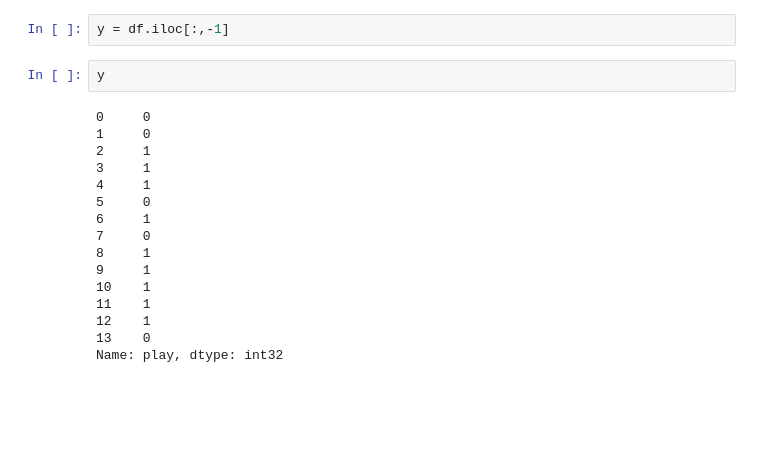
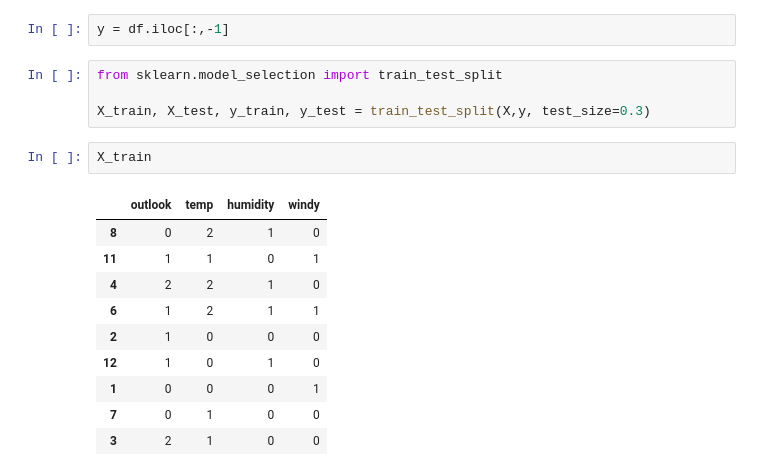
Before and after one commit to Somanath2314/cie-mlg, a Jupyter notebook: outlook.ipynb, the cells around one changed output. Saved outputs shown, nothing was run; the diff lists cells and outputs as text; blank space fills up the shorter version.

```diff
--- a/outlook.ipynb
+++ b/outlook.ipynb
@@ -108,24 +108,23 @@ df
 X = df.iloc[:, 1:-1]
 # %%
 y = df.iloc[:,-1]
-# %%
-y
-# %% [output]
-0     0
-1     0
-2     1
-3     1
-4     1
-5     0
-6     1
-7     0
-8     1
-9     1
-10    1
-11    1
-12    1
-13    0
-Name: play, dtype: int32
+# %%
+from sklearn.model_selection import train_test_split
+
+X_train, X_test, y_train, y_test = train_test_split(X,y, test_size=0.3)
+# %%
+X_train
+# %% [output]
+|  | outlook | temp | humidity | windy |
+| 8 | 0 | 2 | 1 | 0 |
+| 11 | 1 | 1 | 0 | 1 |
+| 4 | 2 | 2 | 1 | 0 |
+| 6 | 1 | 2 | 1 | 1 |
+| 2 | 1 | 0 | 0 | 0 |
+| 12 | 1 | 0 | 1 | 0 |
+| 1 | 0 | 0 | 0 | 1 |
+| 7 | 0 | 1 | 0 | 0 |
+| 3 | 2 | 1 | 0 | 0 |
 # %%
 from sklearn.tree import DecisionTreeClassifier
 dt = DecisionTreeClassifier(max_depth=2)
```
Also changed, not shown: parts of 4 cells of this notebook.
